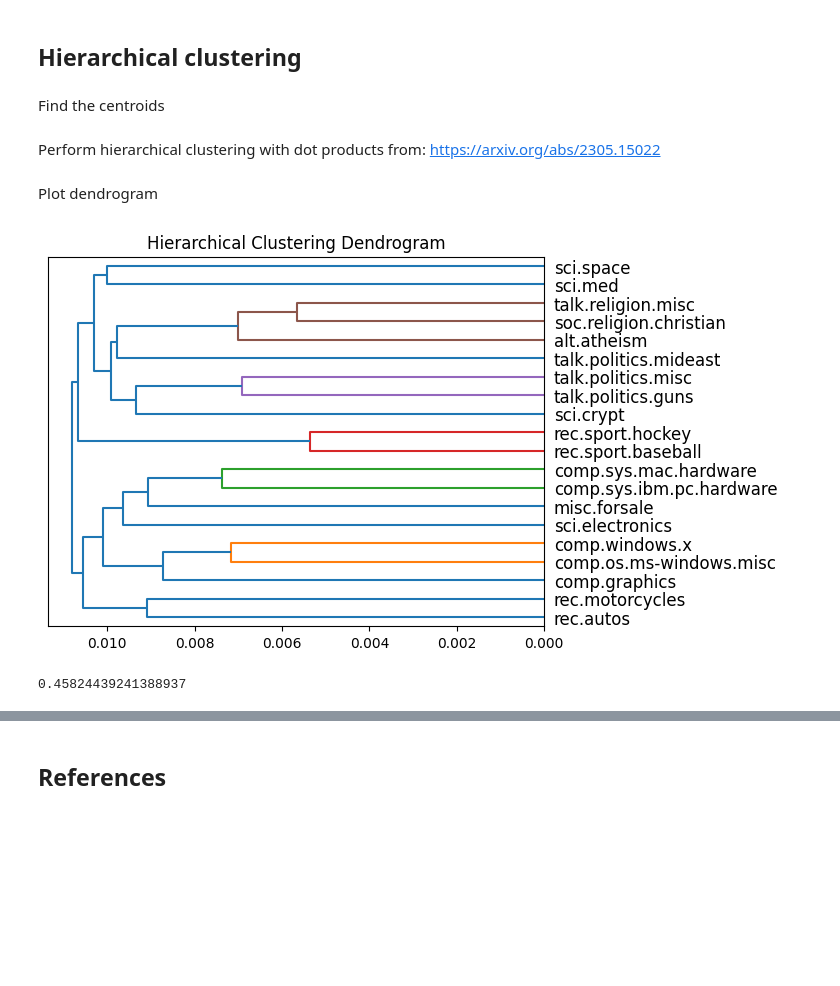
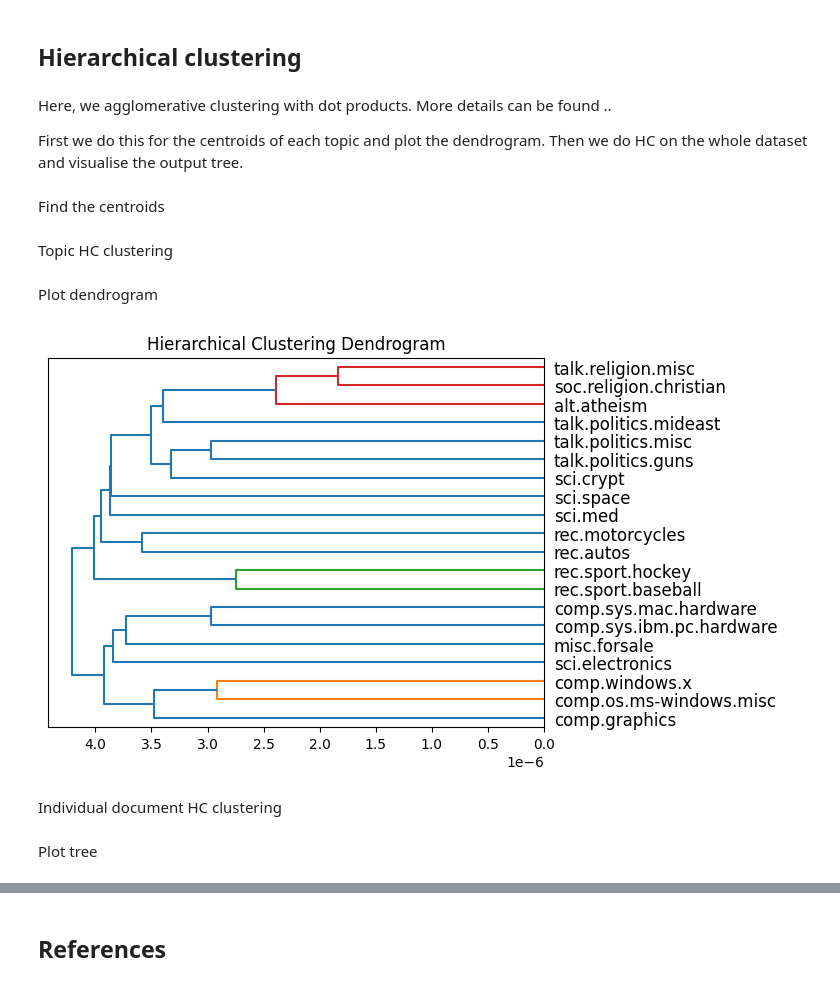
Before and after one commit to anniegray52/relastat, a Jupyter notebook: docs/source/tutorials/text_analysis.ipynb, the cells around one changed output, grey strips where cells are left out. Drawn from its saved outputs; the diff is of its cells as text; code cells hidden in the pictures; blank space fills up the shorter version.

Commit message:
add hc cluster

```diff
--- a/docs/source/tutorials/text_analysis.ipynb
+++ b/docs/source/tutorials/text_analysis.ipynb
@@ -187,7 +82,0 @@ stop
-# %%
-# rmin = 1
-# rmax = 20
-# ws = rs.wasserstein_dim_select(Y,rmin = rmin, rmax = rmax)
-# dim = rmin + np.argmin(ws)
-# print(f'Dimension selected: {np.argmin(ws) + rmin}')
-dim =19
@@ -200,5 +92,5 @@ Calculate PCA embedding
 # %%
-zeta = rs.embed(Y, dim)
+zeta = p**-.5 * rs.embed(Y, dim, version='full')
 # %% [markdown]
 Apply t-SNE
 # %%
@@ -274,5 +165,9 @@ plt.subplots_adjust(wspace=0.05, hspace=0)
 # %% [markdown]
 ## Hierarchical clustering
+# %% [markdown]
+Here, we agglomerative clustering with dot products. More details can be found ..
+
+First we do this for the centroids of each topic and plot the dendrogram. Then we do HC on the whole dataset and visualise the output tree.
 # %%
 from sklearn.metrics import pairwise_distances
 from sklearn.cluster import AgglomerativeClustering
@@ -281,7 +176,7 @@ def ip_metric(X, Y):
     return np.sum(X * Y)
 
 
-def ip_affinity(X):
+def dp_affinity(X):
     ips = pairwise_distances(X, metric=ip_metric)
     return np.max(ips) - ips
 # %% [markdown]
@@ -291,18 +186,19 @@ idxs = [np.where(np.array(df['target']) == t)[0]
         for t in sorted(df['target'].unique())]
 t_zeta = np.array([np.mean(zeta[idx, :], axis=0) for idx in idxs])
 t_Y = np.array([np.mean(Y[idx, :],axis = 0) for idx in idxs]).reshape(len(sorted(df['target'].unique())),p)
-# %% [markdown]
-Perform hierarchical clustering with dot products from: https://arxiv.org/abs/2305.15022
+# %% [markdown]
+Topic HC clustering
 # %%
-ip_t_clust = AgglomerativeClustering(
-    metric=ip_affinity, linkage='average', distance_threshold=0, compute_distances=True,n_clusters=None)
-ip_t_clust = ip_t_clust.fit(t_zeta)
+t_dp_clust = AgglomerativeClustering(
+    metric=dp_affinity, linkage='average', distance_threshold=0, compute_distances=True, n_clusters=None)
+t_dp_clust = t_dp_clust.fit(t_zeta)
 # %% [markdown]
 Plot dendrogram
 # %%
 plt.title("Hierarchical Clustering Dendrogram")
 # plot the top three levels of the dendrogram
-rs.plot_dendrogram(ip_t_clust, orientation = 'left', labels=sorted(df['target_names'].unique()))
+rs.plot_dendrogram(t_dp_clust, orientation='left',
+                   labels=sorted(df['target_names'].unique()))
 plt.show()
 # %% [output]
-[figure, old version]
+[figure, new version]
@@ -348,4 +205,2 @@ t_true_ranking = np.array([[0, 2, 2, 2, 2, 2, 2, 2, 2, 2, 2, 2, 2, 2, 2, 1, 2, 2
-# %%
-rs.kendalltau_similarity(ip_t_clust, t_true_ranking)
-# %% [output]
-0.45824439241388937
+# %% [markdown]
+Individual document HC clustering
@@ -351,0 +211,2 @@ rs.kendalltau_similarity(ip_t_clust, t_true_ranking)
+# %% [markdown]
+Plot tree
```
Also changed, not shown: parts of 20 cells of this notebook, 2 other files.
